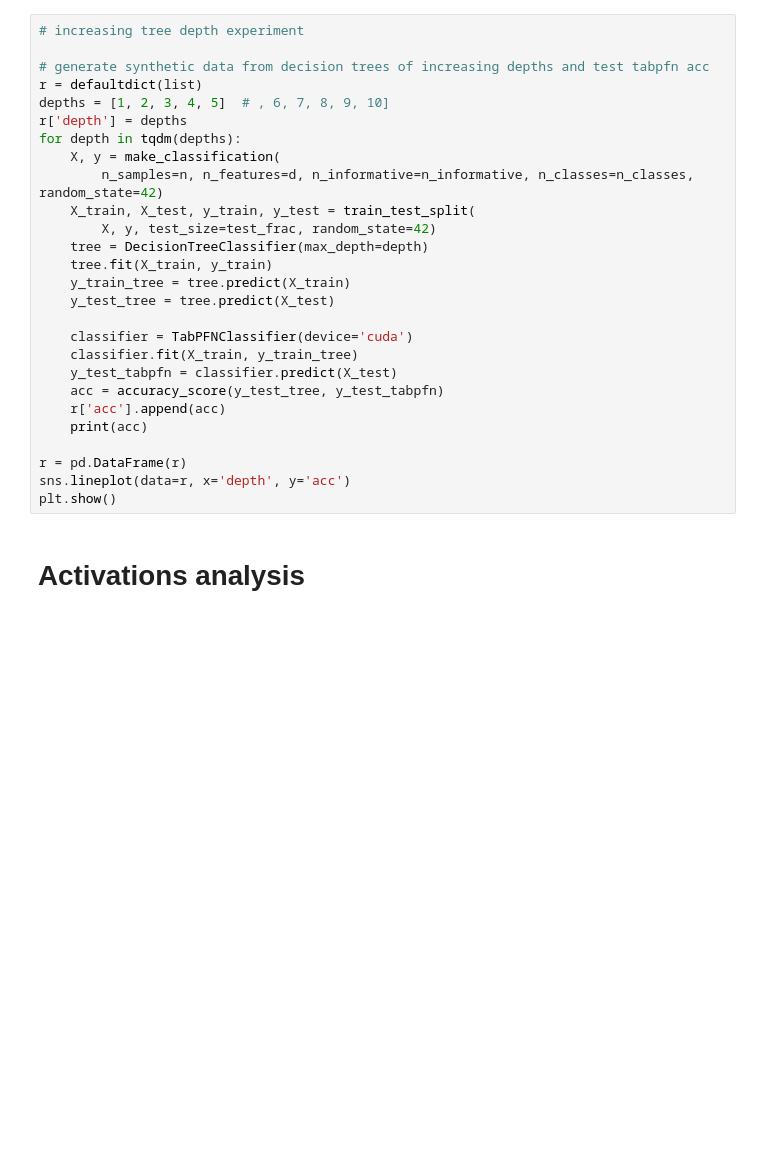
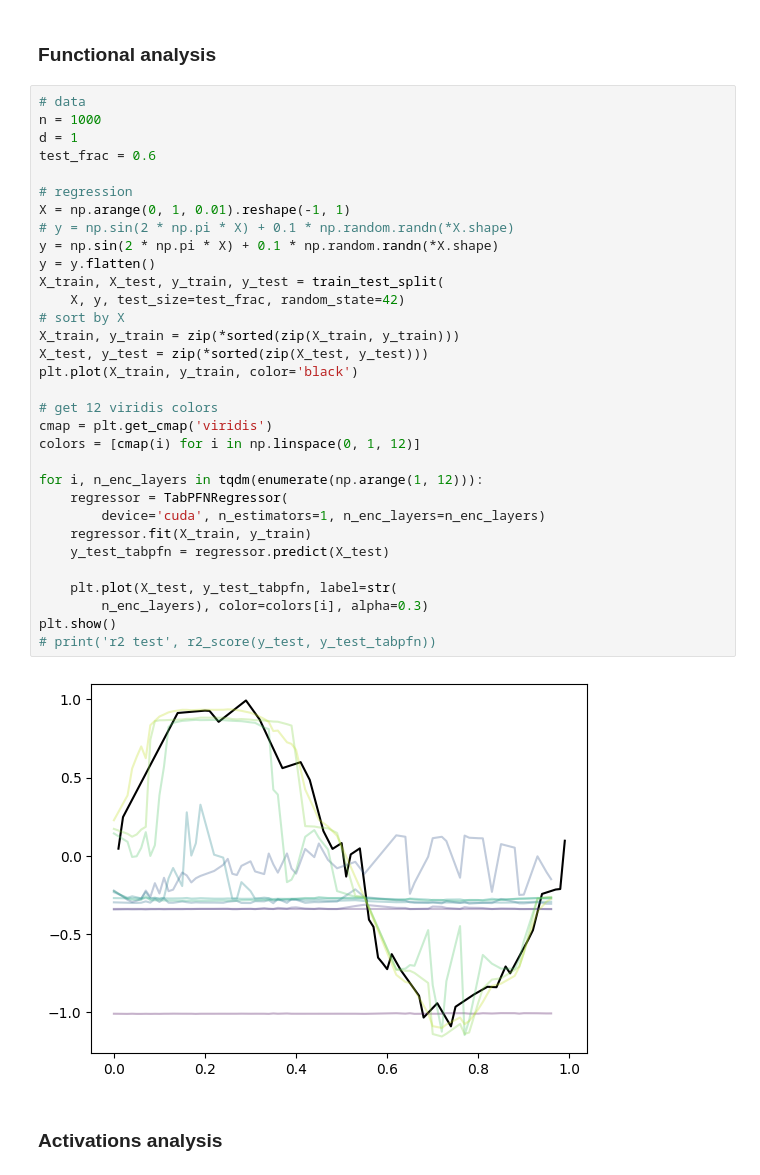
Before and after one commit to csinva/gam-experiments, a Jupyter notebook: notebooks_tabpfn/00_eda_tree_data.ipynb, the cells around one changed output. Drawn from its saved outputs; the diff is of its cells as text; blank space fills up the shorter version.

Commit message:
pass in n_enc_layers

```diff
--- a/notebooks_tabpfn/00_eda_tree_data.ipynb
+++ b/notebooks_tabpfn/00_eda_tree_data.ipynb
@@ -32,30 +29,39 @@ n_informative = 10
-# %%
-# increasing tree depth experiment
-
-# generate synthetic data from decision trees of increasing depths and test tabpfn acc
-r = defaultdict(list)
-depths = [1, 2, 3, 4, 5]  # , 6, 7, 8, 9, 10]
-r['depth'] = depths
-for depth in tqdm(depths):
-    X, y = make_classification(
-        n_samples=n, n_features=d, n_informative=n_informative, n_classes=n_classes, random_state=42)
-    X_train, X_test, y_train, y_test = train_test_split(
-        X, y, test_size=test_frac, random_state=42)
-    tree = DecisionTreeClassifier(max_depth=depth)
-    tree.fit(X_train, y_train)
-    y_train_tree = tree.predict(X_train)
-    y_test_tree = tree.predict(X_test)
-
-    classifier = TabPFNClassifier(device='cuda')
-    classifier.fit(X_train, y_train_tree)
-    y_test_tabpfn = classifier.predict(X_test)
-    acc = accuracy_score(y_test_tree, y_test_tabpfn)
-    r['acc'].append(acc)
-    print(acc)
-
-r = pd.DataFrame(r)
-sns.lineplot(data=r, x='depth', y='acc')
-plt.show()
+# %% [markdown]
+### Functional analysis
+# %%
+# data
+n = 1000
+d = 1
+test_frac = 0.6
+
+# regression
+X = np.arange(0, 1, 0.01).reshape(-1, 1)
+# y = np.sin(2 * np.pi * X) + 0.1 * np.random.randn(*X.shape)
+y = np.sin(2 * np.pi * X) + 0.1 * np.random.randn(*X.shape)
+y = y.flatten()
+X_train, X_test, y_train, y_test = train_test_split(
+    X, y, test_size=test_frac, random_state=42)
+# sort by X
+X_train, y_train = zip(*sorted(zip(X_train, y_train)))
+X_test, y_test = zip(*sorted(zip(X_test, y_test)))
+plt.plot(X_train, y_train, color='black')
+
+# get 12 viridis colors
+cmap = plt.get_cmap('viridis')
+colors = [cmap(i) for i in np.linspace(0, 1, 12)]
+
+for i, n_enc_layers in tqdm(enumerate(np.arange(1, 12))):
+    regressor = TabPFNRegressor(
+        device='cuda', n_estimators=1, n_enc_layers=n_enc_layers)
+    regressor.fit(X_train, y_train)
+    y_test_tabpfn = regressor.predict(X_test)
+
+    plt.plot(X_test, y_test_tabpfn, label=str(
+        n_enc_layers), color=colors[i], alpha=0.3)
+plt.show()
+# print('r2 test', r2_score(y_test, y_test_tabpfn))
+# %% [output]
+[figure, added]
 # %% [markdown]
-# Activations analysis
+### Activations analysis
 # %%
```
Also changed, not shown: parts of 7 cells of this notebook, 3 other files.
